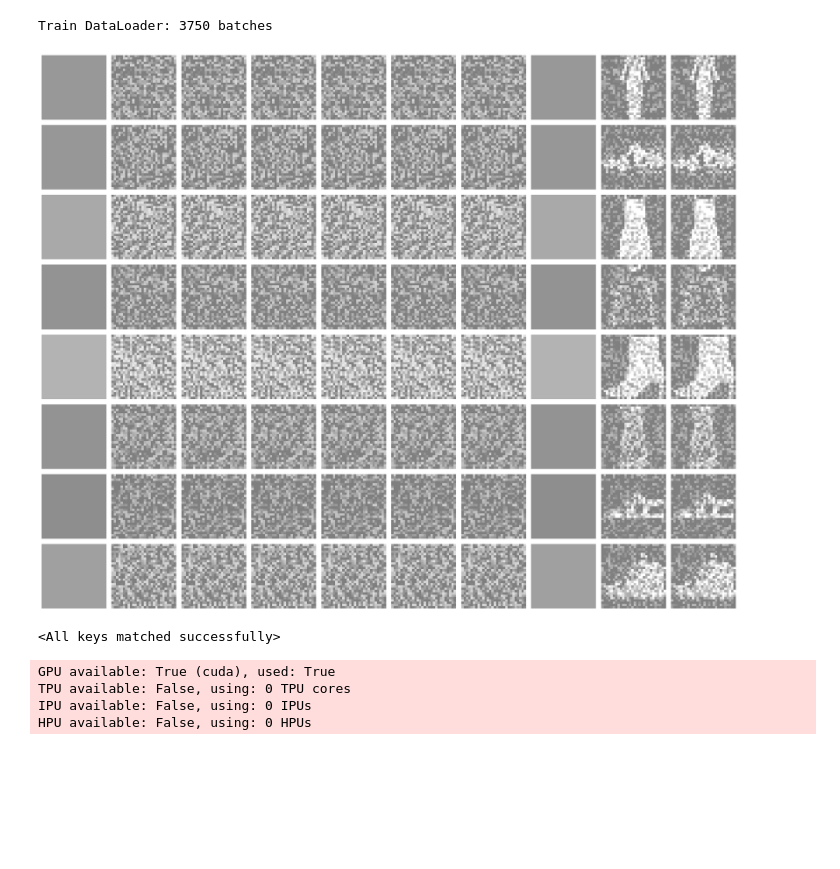
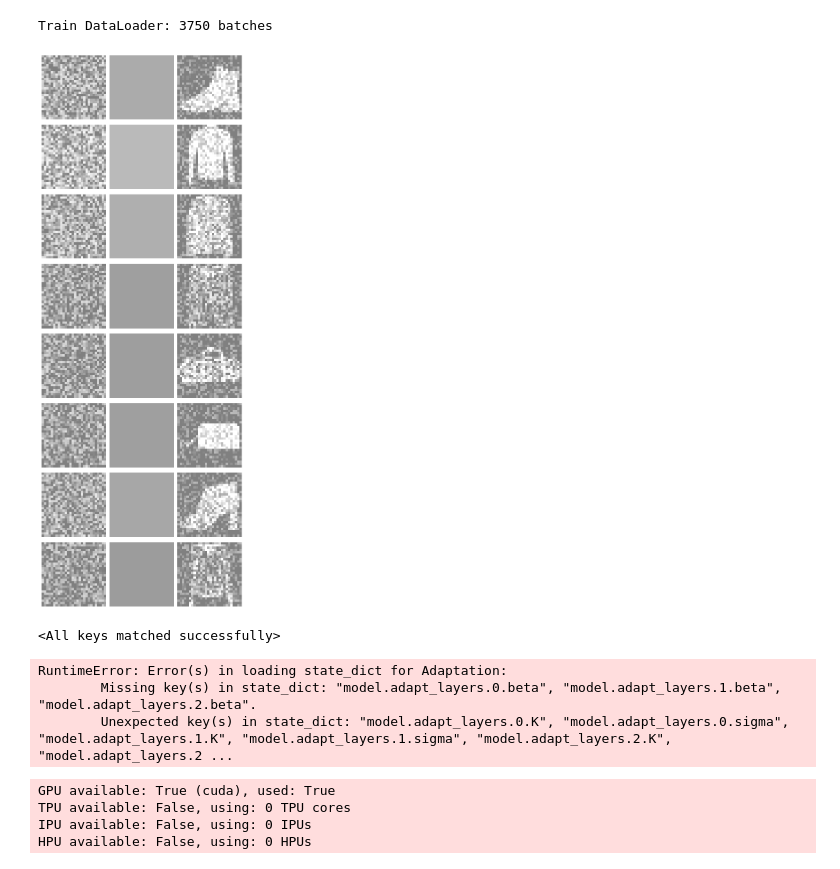
Before and after one commit to Goreg12345/temporal_adaptation_visual_cortex, a Jupyter notebook: div_norm_debug.ipynb, the cells around one changed output. Drawn from its saved outputs; the diff is of its cells as text; code cells hidden in the pictures; blank space fills up the shorter version.

Commit message:
div norm works

```diff
--- a/div_norm_debug.ipynb
+++ b/div_norm_debug.ipynb
@@ -29,4 +26,6 @@ The autoreload extension is already loaded. To reload it, use:
 # %%
+from modules.div_norm_channel import DivisiveNormChannel
+
 with open('config.json', 'r') as f:
     config = json.load(f)
 
@@ -57,6 +56,9 @@ elif config["adaptation_module"] == 'DivisiveNorm':
 elif config["adaptation_module"] == 'DivisiveNormGroup':
     adaptation_module = DivisiveNormGroup
     adaptation_kwargs = config["adaptation_kwargs_div_norm_group"]
+elif config["adaptation_module"] == 'DivisiveNormChannel':
+    adaptation_module = DivisiveNormChannel
+    adaptation_kwargs = config["adaptation_kwargs_div_norm_channel"]
 else:
     raise ValueError(f'Adaptation module {config["adaptation_module"]} not implemented')
 
@@ -72,6 +74,7 @@ for contrast in [0.2, 0.4, 0.6, 0.8, 1.]:
 
         timestep_transforms = [MeanFlat()] + [noise_transformer] * 6 + [MeanFlat()] + [
             first_in_line_transformer] + [noise_transformer_test]
+        timestep_transforms = [noise_transformer] + [MeanFlat()] + [first_in_line_transformer]
         # Create instances of the Fashion MNIST dataset
         train_sets.append(NoisyTemporalDataset('train', dataset=dataset, transform=transform,
                                                img_to_timesteps_transforms=timestep_transforms))
@@ -88,32 +91,32 @@ train_loader = DataLoader(train_dataset, batch_size=32, shuffle=True, num_worker
 test_loader = DataLoader(test_dataset, batch_size=32, shuffle=False, num_workers=3)
 
 # Print the length of the DataLoader
 print(f'Train DataLoader: {len(train_loader)} batches')
 #print(f'Test DataLoader: {len(test_loader)} batches')
 
 # Visualize the first batch of images
 visualize_first_batch_with_timesteps(train_loader, 8)
 # %% [output]
 Found cached dataset fashion_mnist (/var/local/glang/.cache/huggingface/datasets/fashion_mnist/fashion_mnist/1.0.0/0a671f063342996f19779d38c0ab4abef9c64f757b35af8134b331c294d7ba48)
 Found cached dataset fashion_mnist (/var/local/glang/.cache/huggingface/datasets/fashion_mnist/fashion_mnist/1.0.0/0a671f063342996f19779d38c0ab4abef9c64f757b35af8134b331c294d7ba48)
 Found cached dataset fashion_mnist (/var/local/glang/.cache/huggingface/datasets/fashion_mnist/fashion_mnist/1.0.0/0a671f063342996f19779d38c0ab4abef9c64f757b35af8134b331c294d7ba48)
 Found cached dataset fashion_mnist (/var/local/glang/.cache/huggingface/datasets/fashion_mnist/fashion_mnist/1.0.0/0a671f063342996f19779d38c0ab4abef9c64f757b35af8134b331c294d7ba48)
 Found cached dataset fashion_mnist (/var/local/glang/.cache/huggingface/datasets/fashion_mnist/fashion_mnist/1.0.0/0a671f063342996f19779d38c0ab4abef9c64f757b35af8134b331c294d7ba48)
 Found cached dataset fashion_mnist (/var/local/glang/.cache/huggingface/datasets/fashion_mnist/fashion_mnist/1.0.0/0a671f063342996f19779d38c0ab4abef9c64f757b35af8134b331c294d7ba48)
 Found cached dataset fashion_mnist (/var/local/glang/.cache/huggingface/datasets/fashion_mnist/fashion_mnist/1.0.0/0a671f063342996f19779d38c0ab4abef9c64f757b35af8134b331c294d7ba48)
 Found cached dataset fashion_mnist (/var/local/glang/.cache/huggingface/datasets/fashion_mnist/fashion_mnist/1.0.0/0a671f063342996f19779d38c0ab4abef9c64f757b35af8134b331c294d7ba48)
 Found cached dataset fashion_mnist (/var/local/glang/.cache/huggingface/datasets/fashion_mnist/fashion_mnist/1.0.0/0a671f063342996f19779d38c0ab4abef9c64f757b35af8134b331c294d7ba48)
 Found cached dataset fashion_mnist (/var/local/glang/.cache/huggingface/datasets/fashion_mnist/fashion_mnist/1.0.0/0a671f063342996f19779d38c0ab4abef9c64f757b35af8134b331c294d7ba48)
 Found cached dataset fashion_mnist (/var/local/glang/.cache/huggingface/datasets/fashion_mnist/fashion_mnist/1.0.0/0a671f063342996f19779d38c0ab4abef9c64f757b35af8134b331c294d7ba48)
 Found cached dataset fashion_mnist (/var/local/glang/.cache/huggingface/datasets/fashion_mnist/fashion_mnist/1.0.0/0a671f063342996f19779d38c0ab4abef9c64f757b35af8134b331c294d7ba48)
 Found cached dataset fashion_mnist (/var/local/glang/.cache/huggingface/datasets/fashion_mnist/fashion_mnist/1.0.0/0a671f063342996f19779d38c0ab4abef9c64f757b35af8134b331c294d7ba48)
 Found cached dataset fashion_mnist (/var/local/glang/.cache/huggingface/datasets/fashion_mnist/fashion_mnist/1.0.0/0a671f063342996f19779d38c0ab4abef9c64f757b35af8134b331c294d7ba48)
 Found cached dataset fashion_mnist (/var/local/glang/.cache/huggingface/datasets/fashion_mnist/fashion_mnist/1.0.0/0a671f063342996f19779d38c0ab4abef9c64f757b35af8134b331c294d7ba48)
 Found cached dataset fashion_mnist (/var/local/glang/.cache/huggingface/datasets/fashion_mnist/fashion_mnist/1.0.0/0a671f063342996f19779d38c0ab4abef9c64f757b35af8134b331c294d7ba48)
 Found cached dataset fashion_mnist (/var/local/glang/.cache/huggingface/datasets/fashion_mnist/fashion_mnist/1.0.0/0a671f063342996f19779d38c0ab4abef9c64f757b35af8134b331c294d7ba48)
 Found cached dataset fashion_mnist (/var/local/glang/.cache/huggingface/datasets/fashion_mnist/fashion_mnist/1.0.0/0a671f063342996f19779d38c0ab4abef9c64f757b35af8134b331c294d7ba48)
 Found cached dataset fashion_mnist (/var/local/glang/.cache/huggingface/datasets/fashion_mnist/fashion_mnist/1.0.0/0a671f063342996f19779d38c0ab4abef9c64f757b35af8134b331c294d7ba48)
 Found cached dataset fashion_mnist (/var/local/glang/.cache/huggingface/datasets/fashion_mnist/fashion_mnist/1.0.0/0a671f063342996f19779d38c0ab4abef9c64f757b35af8134b331c294d7ba48)
 Train DataLoader: 3750 batches
-[figure, old version]
+[figure, new version]
 # %%
@@ -144,6 +133,45 @@ state_dict = checkpoint['state_dict']  # Extract state dict
 model.load_state_dict(state_dict)
 # %% [output]
 <All keys matched successfully>
+# %%
+# baseline model
+hooked_baseline_model = HookedRecursiveCNN(t_steps=10, layer_kwargs=layer_kwargs,
+                                  adaptation_module=adaptation_module,
+                                  adaptation_kwargs=adaptation_kwargs)
+baseline_model = Adaptation(hooked_baseline_model, lr=config["lr"],)
+
+checkpoint_path = f"learned_models/notime_baseline_DivisiveNorm_contrast_1.0_repeat_noise_False_epoch_8.ckpt"
+checkpoint = torch.load(checkpoint_path, map_location='cpu')  # Load checkpoint
+state_dict = checkpoint['state_dict']  # Extract state dict
+baseline_model.load_state_dict(state_dict)
+
+import pandas as pd
+
+trainer = pl.Trainer(max_epochs=1)
+results = {'contrast': [], 'repeat_noise_at_test': [], 'test_loss': [], 'test_acc': []}
+for i, (rep_noise_loader, wo_rep_loader) in enumerate(loaders):
+    res = trainer.test(baseline_model, dataloaders=rep_noise_loader)
+    results['contrast'].append((i + 1) / 5)
+    results['repeat_noise_at_test'].append(True)
+    results['test_loss'].append(res[0]['test_loss'])
+    results['test_acc'].append(res[0]['test_acc'])
+    res = trainer.test(baseline_model, dataloaders=wo_rep_loader)
+    results['contrast'].append((i + 1) / 5)
+    results['repeat_noise_at_test'].append(False)
+    results['test_loss'].append(res[0]['test_loss'])
+    results['test_acc'].append(res[0]['test_acc'])
+acc_df = pd.DataFrame(results)
+import seaborn as sns
+import matplotlib.pyplot as plt
+
+sns.set_style('white')
+sns.lineplot(data=acc_df, x='contrast', y='test_acc', hue='repeat_noise_at_test', palette='Set1', )
+plt.title('Baseline accuracy trained on contrast = 1 and tested on different contrasts')
+sns.despine()
+# %% [output]
+RuntimeError: Error(s) in loading state_dict for Adaptation:
+        Missing key(s) in state_dict: "model.adapt_layers.0.beta", "model.adapt_layers.1.beta", "model.adapt_layers.2.beta".
+        Unexpected key(s) in state_dict: "model.adapt_layers.0.K", "model.adapt_layers.0.sigma", "model.adapt_layers.1.K", "model.adapt_layers.1.sigma", "model.adapt_layers.2.K", "model.adapt_layers.2 ...
 # %%
 trainer = pl.Trainer(max_epochs=1)
 # %% [output]
```
Also changed, not shown: parts of 30 cells of this notebook, 12 other files.
